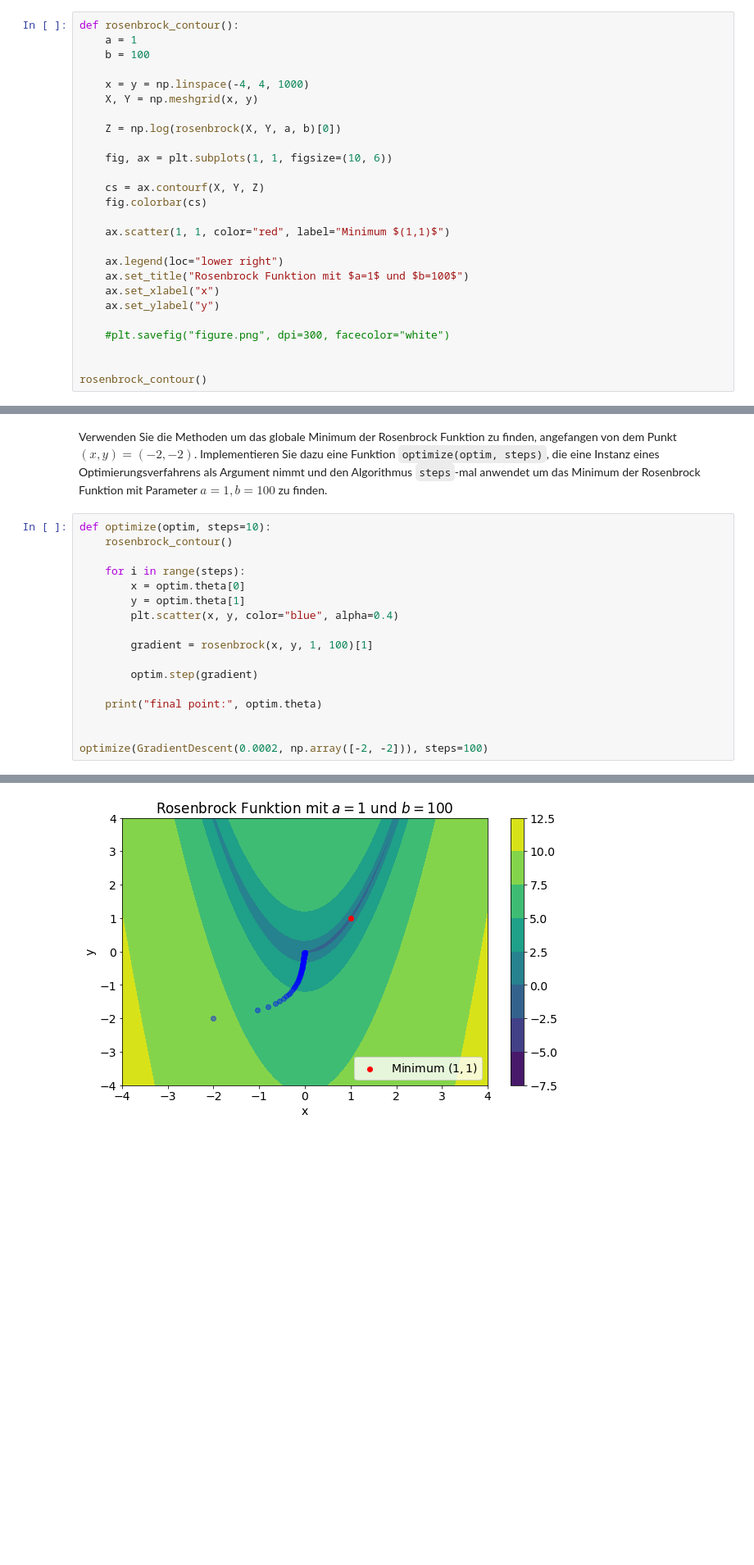
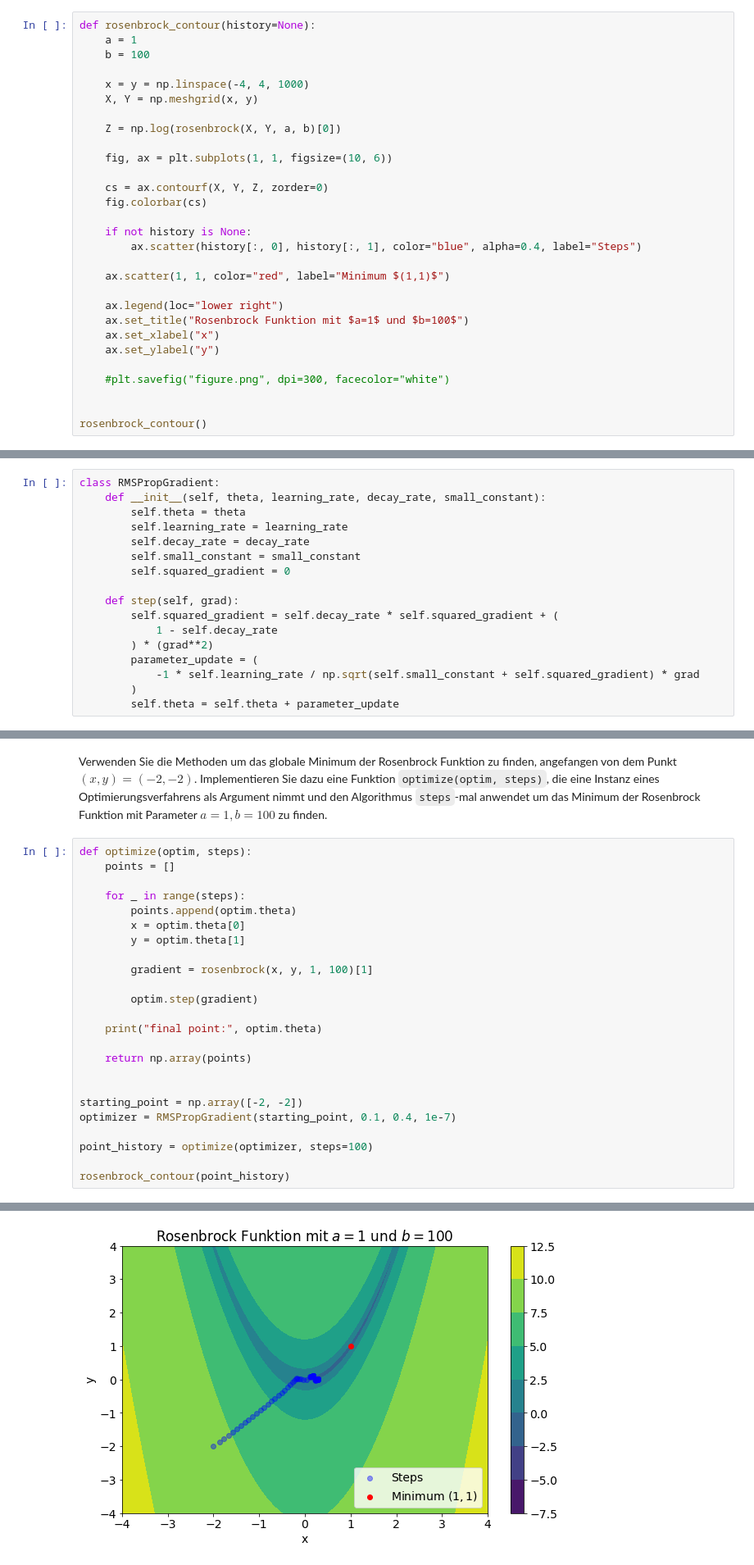
Before and after one commit to MaximilianMundt/DLCV, a Jupyter notebook: Übungsblatt 02/blatt2.ipynb, the cells around one changed output, grey strips where cells are left out. Shown at 82% size. Drawn from its saved outputs; the diff is of its cells as text; blank space fills up the shorter version.

```diff
--- a/Übungsblatt 02/blatt2.ipynb
+++ b/Übungsblatt 02/blatt2.ipynb
@@ -31,7 +31,7 @@ Konturdiagramm (logarithmisch entlang $z$-Achse) im Intervall $[−4, 4]^2$ mit
 $a = 1$ und $b = 100$ visualisiert. Zusätzlich soll in dem selben Plot das globale Minimum
 $(x, y) = (1, 1)$ der Funktion markiert sein.
 # %%
-def rosenbrock_contour():
+def rosenbrock_contour(history=None):
     a = 1
     b = 100
 
@@ -42,8 +42,11 @@ def rosenbrock_contour():
 
     fig, ax = plt.subplots(1, 1, figsize=(10, 6))
 
-    cs = ax.contourf(X, Y, Z)
+    cs = ax.contourf(X, Y, Z, zorder=0)
     fig.colorbar(cs)
+
+    if not history is None:
+        ax.scatter(history[:, 0], history[:, 1], color="blue", alpha=0.4, label="Steps")
 
     ax.scatter(1, 1, color="red", label="Minimum $(1,1)$")
 
@@ -89,2 +90,19 @@ Implementieren Sie eine Klasse `RMSPropGradientDescent`, die RMSProp ohne Moment
+# %%
+class RMSPropGradient:
+    def __init__(self, theta, learning_rate, decay_rate, small_constant):
+        self.theta = theta
+        self.learning_rate = learning_rate
+        self.decay_rate = decay_rate
+        self.small_constant = small_constant
+        self.squared_gradient = 0
+
+    def step(self, grad):
+        self.squared_gradient = self.decay_rate * self.squared_gradient + (
+            1 - self.decay_rate
+        ) * (grad**2)
+        parameter_update = (
+            -1 * self.learning_rate / np.sqrt(self.small_constant + self.squared_gradient) * grad
+        )
+        self.theta = self.theta + parameter_update
 # %% [markdown]
 Implementieren Sie eine Klasse `AdaMomentumGradientDescent`, die RMSProp mit Momentum kombiniert, um den Parameter optimieren
@@ -97,13 +125,13 @@ Implementieren Sie dazu eine Funktion `optimize(optim, steps)`, die eine Instanz
 Optimierungsverfahrens als Argument nimmt und den Algorithmus `steps`-mal anwendet
 um das Minimum der Rosenbrock Funktion mit Parameter $a = 1, b = 100$ zu finden.
 # %%
-def optimize(optim, steps=10):
-    rosenbrock_contour()
+def optimize(optim, steps):
+    points = []
 
-    for i in range(steps):
+    for _ in range(steps):
+        points.append(optim.theta)
         x = optim.theta[0]
         y = optim.theta[1]
-        plt.scatter(x, y, color="blue", alpha=0.4)
 
         gradient = rosenbrock(x, y, 1, 100)[1]
 
@@ -111,6 +139,13 @@ def optimize(optim, steps=10):
 
     print("final point:", optim.theta)
 
+    return np.array(points)
 
-optimize(GradientDescent(0.0002, np.array([-2, -2])), steps=100)
+
+starting_point = np.array([-2, -2])
+optimizer = RMSPropGradient(starting_point, 0.1, 0.4, 1e-7)
+
+point_history = optimize(optimizer, steps=100)
+
+rosenbrock_contour(point_history)
 # %% [output]
@@ -118,4 +153,4 @@ final point: [-0.00230872 -0.02761976]
-[figure, old version]
+[figure, new version]
 # %% [markdown]
 ## b) Mini-Batch Optimierung in Pytorch
 # %%
```
Also changed, not shown: parts of 6 cells of this notebook.
